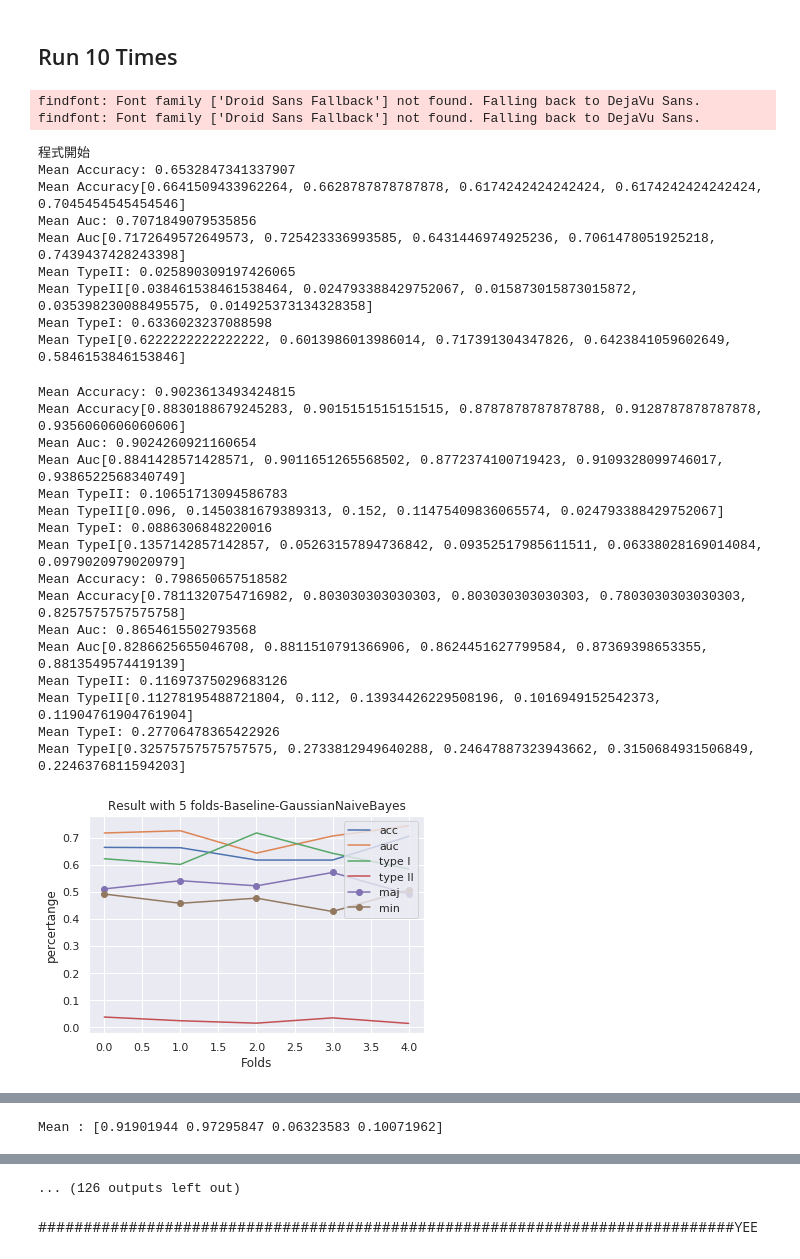
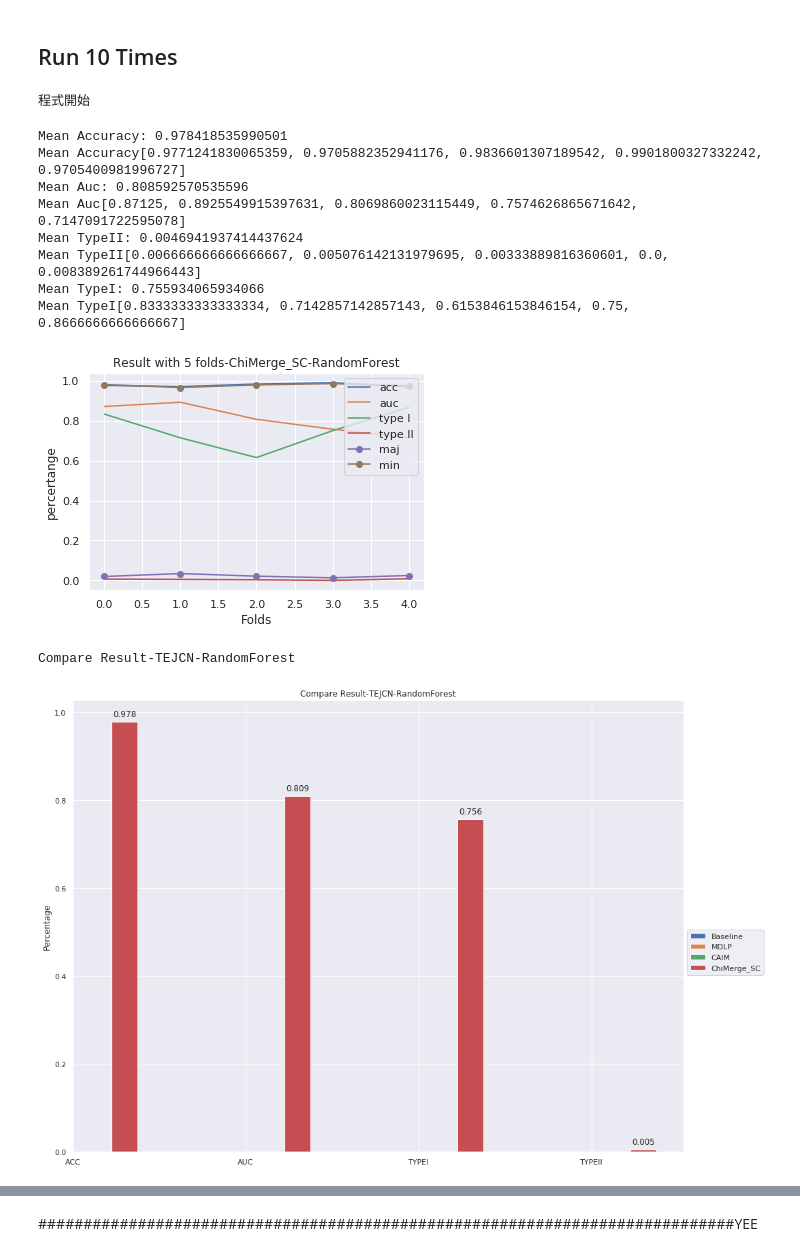
Before and after one commit to BanNel/Discretize_Classification, a Jupyter notebook: Discretization Classification 2.0(Template) - KFold.ipynb, the cells around one changed output, grey strips where cells are left out. Drawn from its saved outputs; the diff is of its cells as text; code cells hidden in the pictures.

```diff
--- a/Discretization Classification 2.0(Template) - KFold.ipynb
+++ b/Discretization Classification 2.0(Template) - KFold.ipynb
@@ -33,7 +33,7 @@ lock = Lock()
 ## Import Data
 # %%
 # Load Data
-data_name = "Bankruptcy"
+data_name = "TEJCN"
 # data_name = "Australian_Original"
 
 if data_name == "Tsai_Original":
@@ -474,21 +478,21 @@ def run10times(classifier_list,classifier_name_list):
             clf = classifi
             fold = 5
 
-            start_time = time.time()
-            result_eachtimes_baseline = KFoldFuntion(clf, clf_name, 'Baseline', data_list, target_list, fold, discretize_coloumn).Classify()
-            result_10times_baseline.append(result_eachtimes_baseline)
-            print("Mean : {0}".format(np.mean(result_10times_baseline, axis=0)))
-            runnung_time_list.append(time.time() - start_time)
+#             start_time = time.time()
+#             result_eachtimes_baseline = KFoldFuntion(clf, clf_name, 'Baseline', data_list, target_list, fold, discretize_coloumn).Classify()
+#             result_10times_baseline.append(result_eachtimes_baseline)
+#             print("Mean : {0}".format(np.mean(result_10times_baseline, axis=0)))
+#             runnung_time_list.append(time.time() - start_time)
 
-            start_time = time.time()
-            result_eachtimes_MDLP = KFoldFuntion(clf, clf_name, 'MDLP', data_list, target_list, fold, discretize_coloumn).Classify()
-            result_10times_MDLP.append(result_eachtimes_MDLP)
-            runnung_time_list.append(time.time() - start_time)
+#             start_time = time.time()
+#             result_eachtimes_MDLP = KFoldFuntion(clf, clf_name, 'MDLP', data_list, target_list, fold, discretize_coloumn).Classify()
+#             result_10times_MDLP.append(result_eachtimes_MDLP)
+#             runnung_time_list.append(time.time() - start_time)
 
-            start_time = time.time()
-            result_eachtimes_CAIM = KFoldFuntion(clf, clf_name, 'CAIMD', data_list, target_list, fold, discretize_coloumn).Classify()
-            result_10times_CAIM.append(result_eachtimes_CAIM)
-            runnung_time_list.append(time.time() - start_time)
+#             start_time = time.time()
+#             result_eachtimes_CAIM = KFoldFuntion(clf, clf_name, 'CAIMD', data_list, target_list, fold, discretize_coloumn).Classify()
+#             result_10times_CAIM.append(result_eachtimes_CAIM)
+#             runnung_time_list.append(time.time() - start_time)
 
             start_time = time.time()
             result_eachtimes_ChiMerge_SC = KFoldFuntion(clf, clf_name, 'ChiMerge_SC', data_list, target_list, fold, discretize_coloumn).Classify()
@@ -526,60 +530,44 @@ def run10times(classifier_list,classifier_name_list):
 
 
         # Thread Unlock
         lock.release()
 
 
 
 t0 = Thread(target=run10times,args=(svmlinear,"svmlinear"))
 t1 = Thread(target=run10times,args=(linear_svc,"linear_svc"))
 t2 = Thread(target=run10times,args=(svmrbf,"svmrbf"))
 t3 = Thread(target=run10times,args=(DecisionTreeClassifier,"DecisionTreeClassifier"))
 t4 = Thread(target=run10times,args=(RandomForest,"RandomForest"))
 t5 = Thread(target=run10times,args=(logisticRegression,"logisticRegression"))
 t6 = Thread(target=run10times,args=(mlp,"mlp"))
 t7 = Thread(target=run10times,args=(xgBoost,"xgBoost"))
 t8 = Thread(target=run10times,args=(GaussianNaiveBayes,"GaussianNaiveBayes"))
 
 
-thread_list = [t1,t2,t3,t4,t5,t6,t7,t8,t0]
-#thread_list = [t4]
+#thread_list = [t1,t2,t3,t4,t5,t6,t7,t8,t0]
+thread_list = [t4]
 
 #程式開始
 for item in thread_list:
     item.start()
 print("\n程式開始")
 
 
 #程式結束
 for item in thread_list:
     item.join()
 print("\n程式結束")
 # %% [output]
-findfont: Font family ['Droid Sans Fallback'] not found. Falling back to DejaVu Sans.
-findfont: Font family ['Droid Sans Fallback'] not found. Falling back to DejaVu Sans.
+程式開始
-程式開始
-Mean Accuracy: 0.6532847341337907
-Mean Accuracy[0.6641509433962264, 0.6628787878787878, 0.6174242424242424, 0.6174242424242424, 0.7045454545454546]
-Mean Auc: 0.7071849079535856
-Mean Auc[0.7172649572649573, 0.725423336993585, 0.6431446974925236, 0.7061478051925218, 0.7439437428243398]
-Mean TypeII: 0.025890309197426065
-Mean TypeII[0.038461538461538464, 0.024793388429752067, 0.015873015873015872, 0.035398230088495575, 0.014925373134328358]
-Mean TypeI: 0.6336023237088598
-Mean TypeI[0.6222222222222222, 0.6013986013986014, 0.717391304347826, 0.6423841059602649, 0.5846153846153846]
+Mean Accuracy: 0.978418535990501
+Mean Accuracy[0.9771241830065359, 0.9705882352941176, 0.9836601307189542, 0.9901800327332242, 0.9705400981996727]
+Mean Auc: 0.808592570535596
+Mean Auc[0.87125, 0.8925549915397631, 0.8069860023115449, 0.7574626865671642, 0.7147091722595078]
+Mean TypeII: 0.0046941937414437624
+Mean TypeII[0.006666666666666667, 0.005076142131979695, 0.00333889816360601, 0.0, 0.008389261744966443]
+Mean TypeI: 0.755934065934066
+Mean TypeI[0.8333333333333334, 0.7142857142857143, 0.6153846153846154, 0.75, 0.8666666666666667]
+[figure, new version]
-Mean Accuracy: 0.9023613493424815
-Mean Accuracy[0.8830188679245283, 0.9015151515151515, 0.8787878787878788, 0.9128787878787878, 0.9356060606060606]
-Mean Auc: 0.9024260921160654
-Mean Auc[0.8841428571428571, 0.9011651265568502, 0.8772374100719423, 0.9109328099746017, 0.9386522568340749]
-Mean TypeII: 0.10651713094586783
-Mean TypeII[0.096, 0.1450381679389313, 0.152, 0.11475409836065574, 0.024793388429752067]
-Mean TypeI: 0.0886306848220016
-Mean TypeI[0.1357142857142857, 0.05263157894736842, 0.09352517985611511, 0.06338028169014084, 0.0979020979020979]
-Mean Accuracy: 0.798650657518582
-Mean Accuracy[0.7811320754716982, 0.803030303030303, 0.803030303030303, 0.7803030303030303, 0.8257575757575758]
-Mean Auc: 0.8654615502793568
-Mean Auc[0.8286625655046708, 0.8811510791366906, 0.8624451627799584, 0.87369398653355, 0.8813549574419139]
-Mean TypeII: 0.11697375029683126
-Mean TypeII[0.11278195488721804, 0.112, 0.13934426229508196, 0.1016949152542373, 0.11904761904761904]
-Mean TypeI: 0.27706478365422926
-Mean TypeI[0.32575757575757575, 0.2733812949640288, 0.24647887323943662, 0.3150684931506849, 0.2246376811594203]
+Compare Result-TEJCN-RandomForest
-[figure, old version]
+[figure, new version]
@@ -608 +585,0 @@ Mean TypeI[0.09448818897637795, 0.12244897959183673, 0.08333333333333333, 0.0661
-Mean : [0.91901944 0.97295847 0.06323583 0.10071962]
@@ -617,4 +586,3 @@ Mean TypeI[0.013888888888888888, 0.014285714285714285, 0.043478260869565216, 0.0
-... (126 outputs left out)
 # %% [markdown]
 #############################################################################YEE
 # %% [markdown]
```
Also changed, not shown: parts of 4 cells of this notebook, 1 other file.
